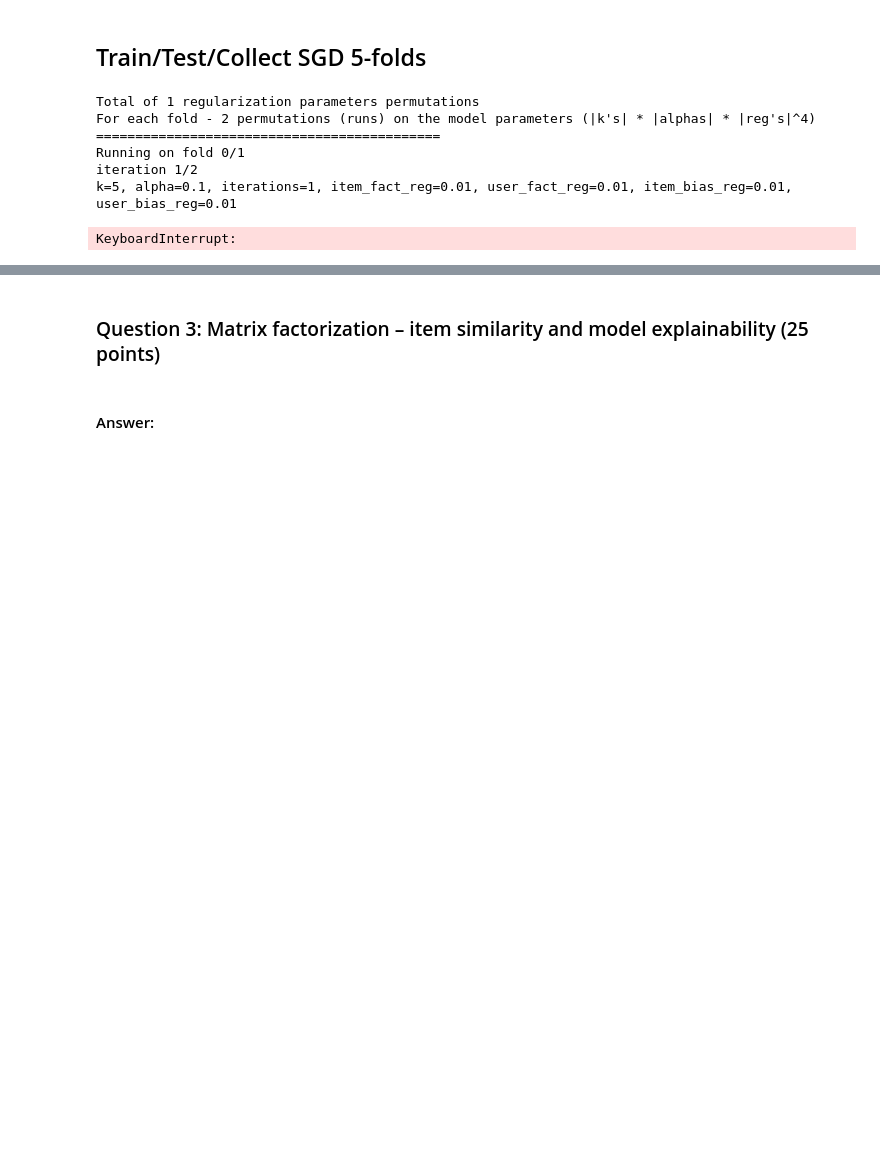
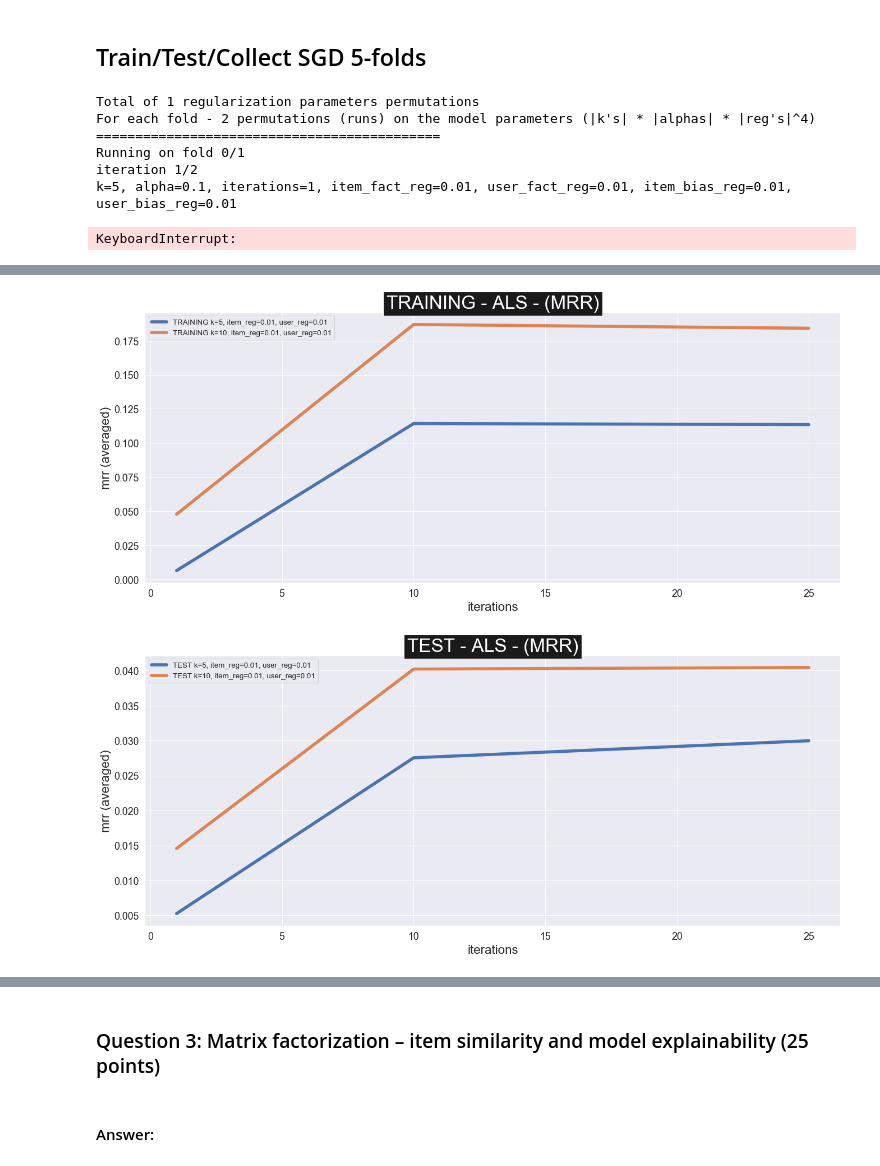
Before and after one commit to Nesher123/Recommendation-Systems, a Jupyter notebook: HW1/204502926_039065313_v121220.ipynb, the cells around one changed output, grey strips where cells are left out. Saved outputs shown, nothing was run; the diff lists cells and outputs as text; code cells hidden in the pictures; blank space fills up the shorter version.

```diff
--- a/HW1/204502926_039065313_v121220.ipynb
+++ b/HW1/204502926_039065313_v121220.ipynb
@@ -923,3 +1080,9 @@ plot_learning_curve_list(iter_array, title=TITLE_TEST, error_method = ERROR_METH
 # %%
-plot_learning_curve_list(iter_array, title=TITLE_TRAINING, error_method=ERROR_METHOD_RMSE, mse_extractor=lambda model: model["training_rmse"], model_type="als", predictions=als_averages_result)
-plot_learning_curve_list(iter_array, title=TITLE_TEST, error_method=ERROR_METHOD_RMSE, mse_extractor=lambda model: model["test_rmse"], model_type="als", predictions=als_averages_result)
+error_method = 'mrr'
+field_names = [TRAINING_STRING + error_method, TEST_STRING + error_method]
+
+plot_learning_curve_list(iter_array, title=TITLE_TRAINING, error_method=error_method, mse_extractor=lambda model: model[field_names[0]], model_type="als", predictions=als_averages_result)
+plot_learning_curve_list(iter_array, title=TITLE_TEST, error_method=error_method, mse_extractor=lambda model: model[field_names[1]], model_type="als", predictions=als_averages_result)
+# %% [output]
+[figure, added]
+[figure, added]
```
Also changed, not shown: parts of 23 cells of this notebook, 2 other files.
